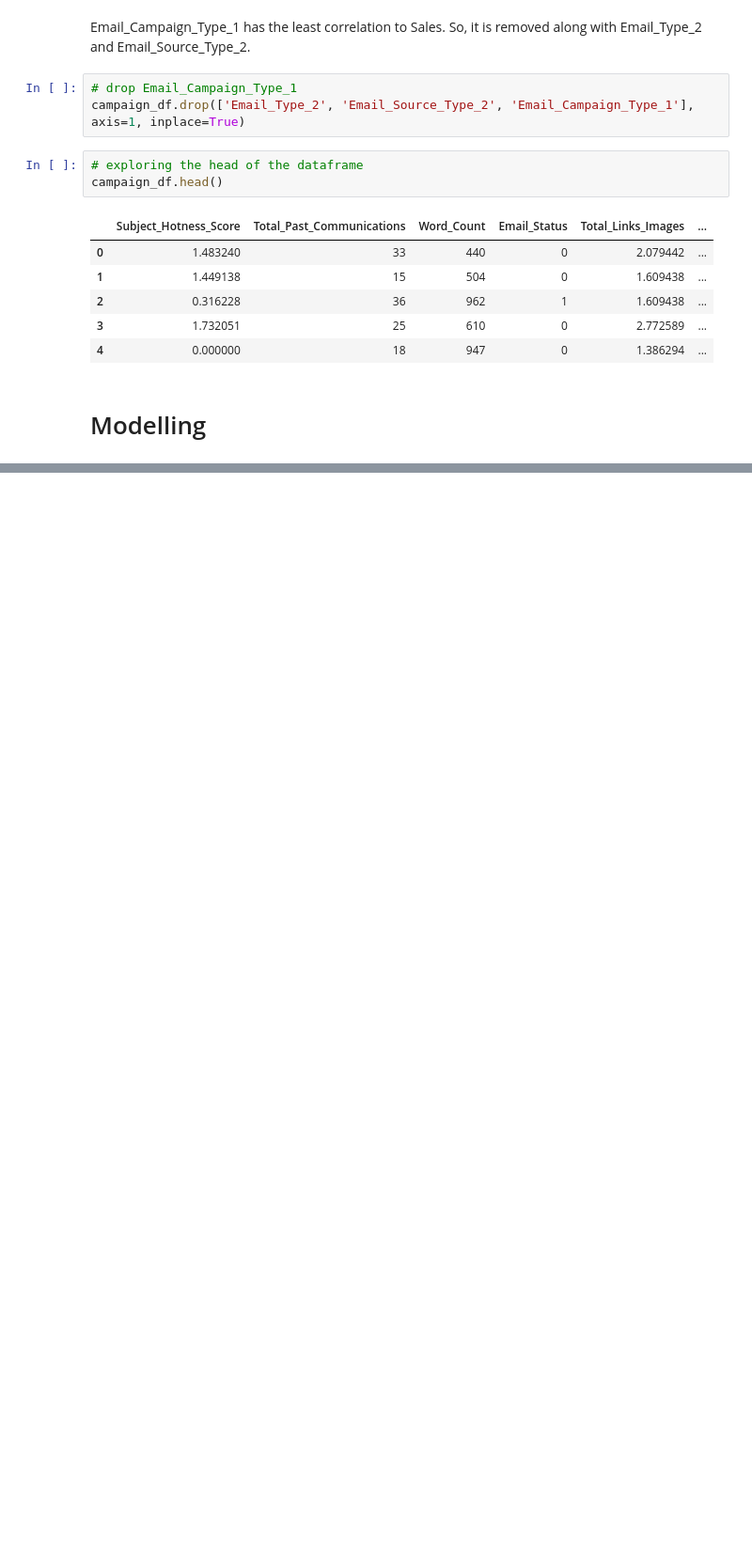
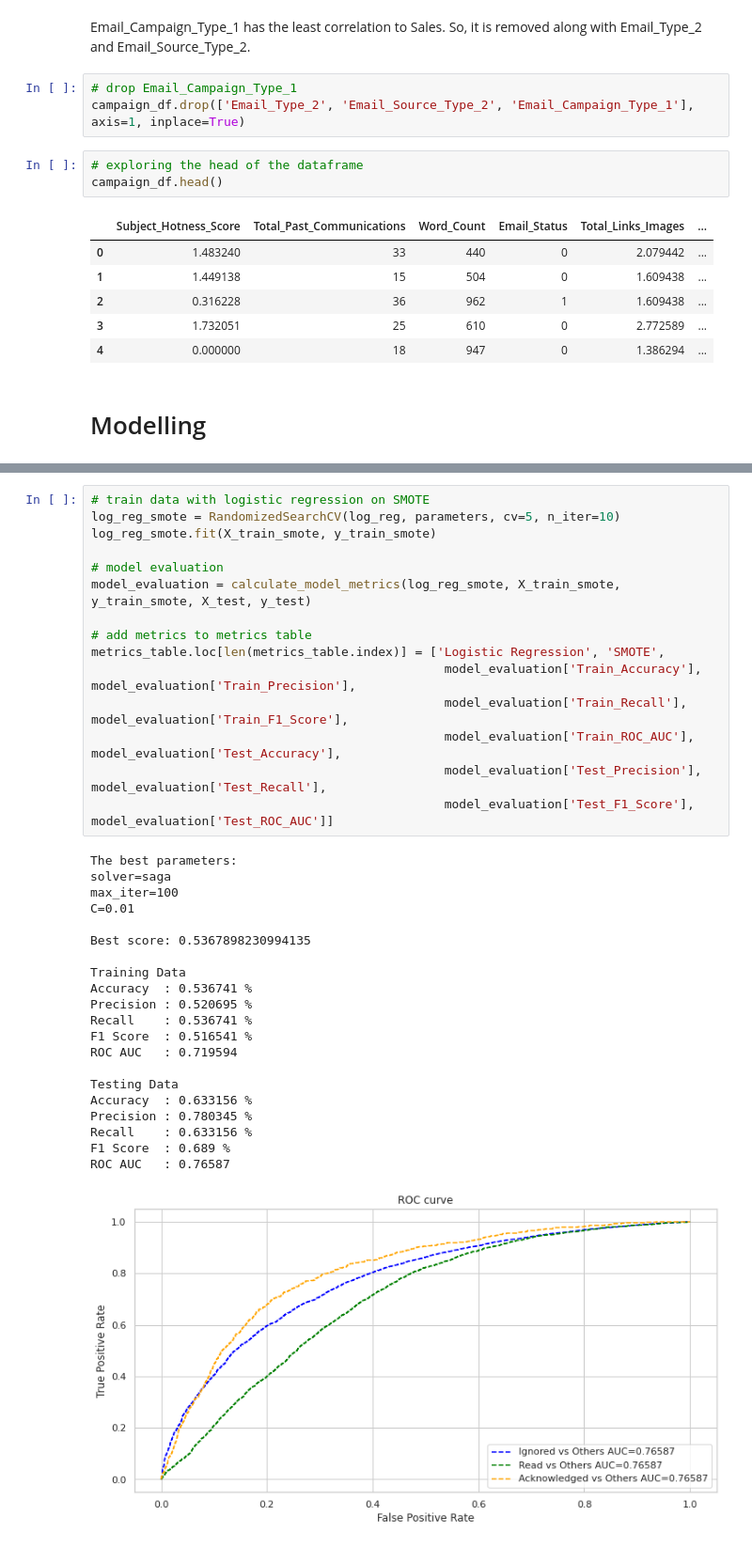
Before and after one commit to connect-midhunr/email-campaign-effectiveness-prediction, a Jupyter notebook: Email_Campaign_Effectiveness_Prediction_Capstone_Project.ipynb, the cells around one changed output, grey strips where cells are left out. Shown at 94% size. Saved outputs shown, nothing was run; the diff lists cells and outputs as text; blank space fills up the shorter version.

```diff
--- a/Email_Campaign_Effectiveness_Prediction_Capstone_Project.ipynb
+++ b/Email_Campaign_Effectiveness_Prediction_Capstone_Project.ipynb
@@ -835,0 +1057,37 @@ campaign_df.head()
+# %%
+# train data with logistic regression on SMOTE
+log_reg_smote = RandomizedSearchCV(log_reg, parameters, cv=5, n_iter=10)
+log_reg_smote.fit(X_train_smote, y_train_smote)
+
+# model evaluation
+model_evaluation = calculate_model_metrics(log_reg_smote, X_train_smote, y_train_smote, X_test, y_test)
+
+# add metrics to metrics table
+metrics_table.loc[len(metrics_table.index)] = ['Logistic Regression', 'SMOTE',
+                                                model_evaluation['Train_Accuracy'], model_evaluation['Train_Precision'],
+                                                model_evaluation['Train_Recall'], model_evaluation['Train_F1_Score'],
+                                                model_evaluation['Train_ROC_AUC'], model_evaluation['Test_Accuracy'],
+                                                model_evaluation['Test_Precision'], model_evaluation['Test_Recall'],
+                                                model_evaluation['Test_F1_Score'], model_evaluation['Test_ROC_AUC']]
+# %% [output]
+The best parameters:
+solver=saga
+max_iter=100
+C=0.01
+
+Best score: 0.5367898230994135
+
+Training Data
+Accuracy  : 0.536741 %
+Precision : 0.520695 %
+Recall    : 0.536741 %
+F1 Score  : 0.516541 %
+ROC AUC   : 0.719594
+
+Testing Data
+Accuracy  : 0.633156 %
+Precision : 0.780345 %
+Recall    : 0.633156 %
+F1 Score  : 0.689 %
+ROC AUC   : 0.76587
+[figure, added]
```
Also changed, not shown: parts of 39 cells of this notebook.
